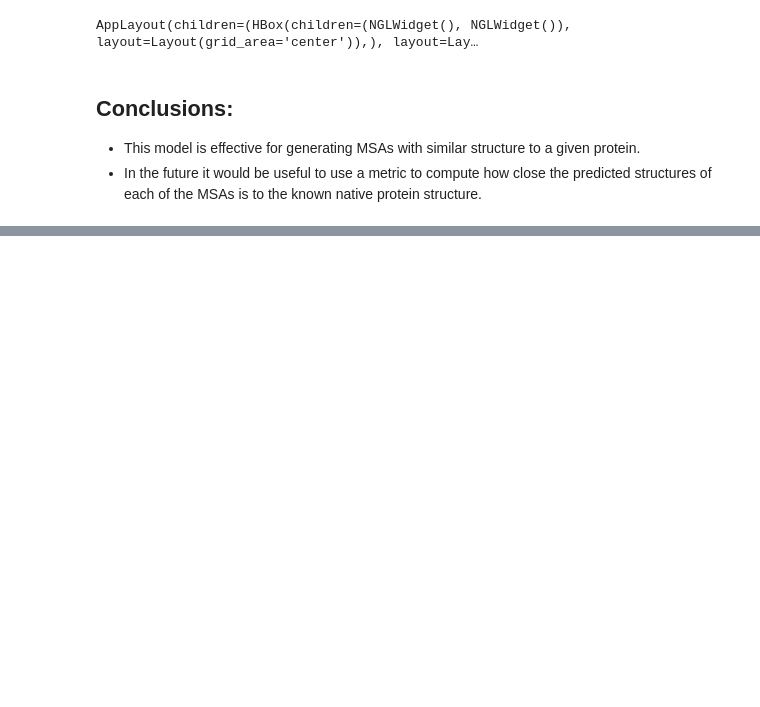
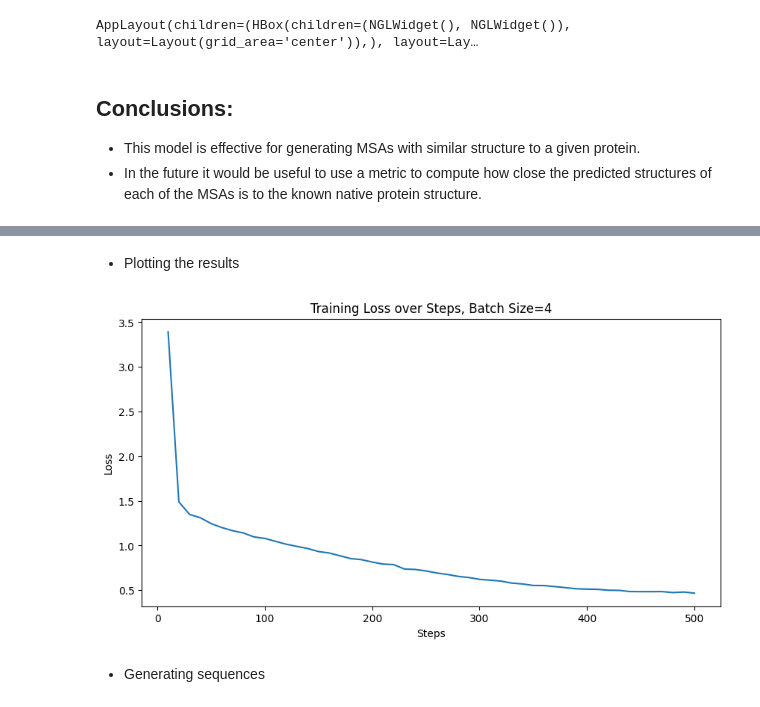
Before and after one commit to dmgonzalez8/TopoFold, a Jupyter notebook: Presentation.ipynb, the cells around one changed output, grey strips where cells are left out. Drawn from its saved outputs; the diff is of its cells as text; code cells hidden in the pictures; blank space fills up the shorter version.

```diff
--- a/Presentation.ipynb
+++ b/Presentation.ipynb
@@ -628,0 +811,27 @@ AppLayout(children=(HBox(children=(NGLWidget(), NGLWidget()), layout=Layout(grid
+# %% [markdown]
+- Plotting the results
+# %%
+# Extract log history
+log_history = results[0]['log_history']
+
+# Convert log history to DataFrame
+df = pd.DataFrame(log_history)
+
+# Analyze results
+df_results = pd.DataFrame(results)
+
+# Plot the results using Seaborn
+plt.figure(figsize=(10, 5))
+sns.lineplot(data=df, x='step', y='loss', palette='tab10', markers=True, dashes=False)
+
+# Customize plot
+plt.xlabel('Steps')
+plt.ylabel('Loss')
+plt.title('Training Loss over Steps, Batch Size=4')
+plt.grid(False)
+
+plt.show()
+# %% [output]
+[figure, added]
+# %% [markdown]
+- Generating sequences
```
Also changed, not shown: parts of 21 cells of this notebook.
